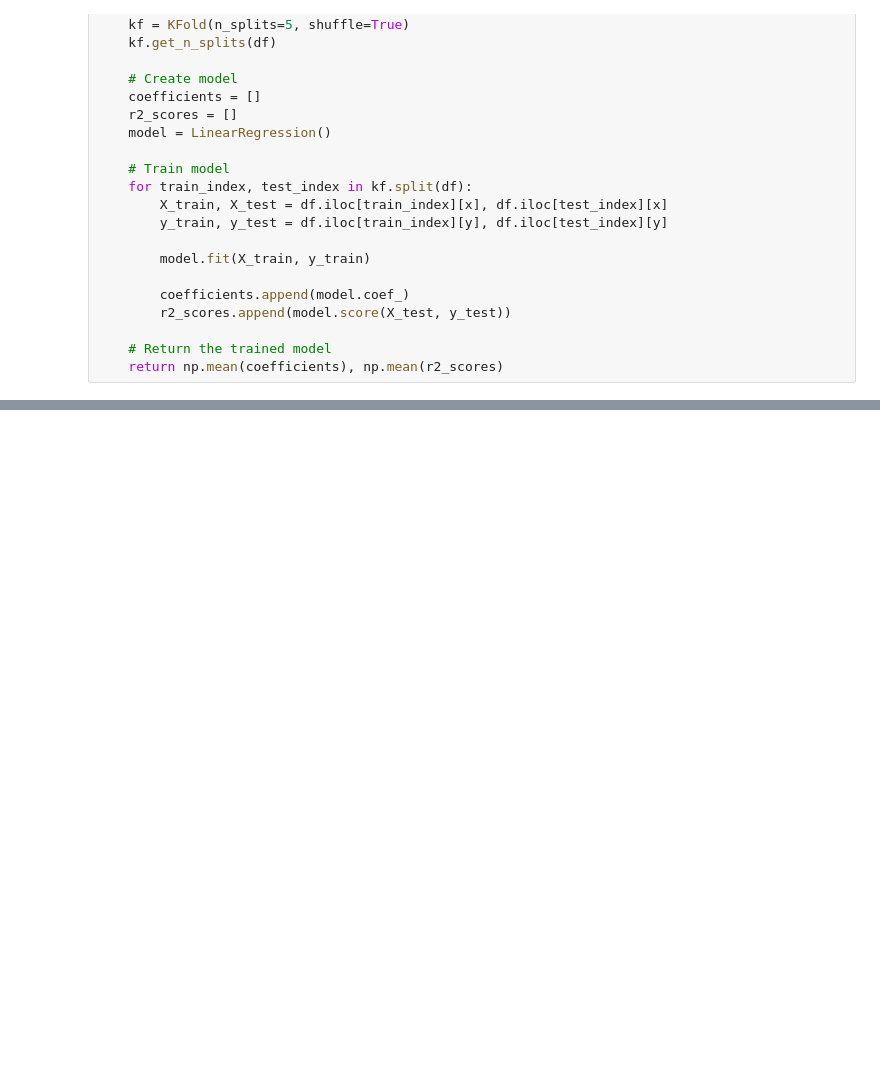
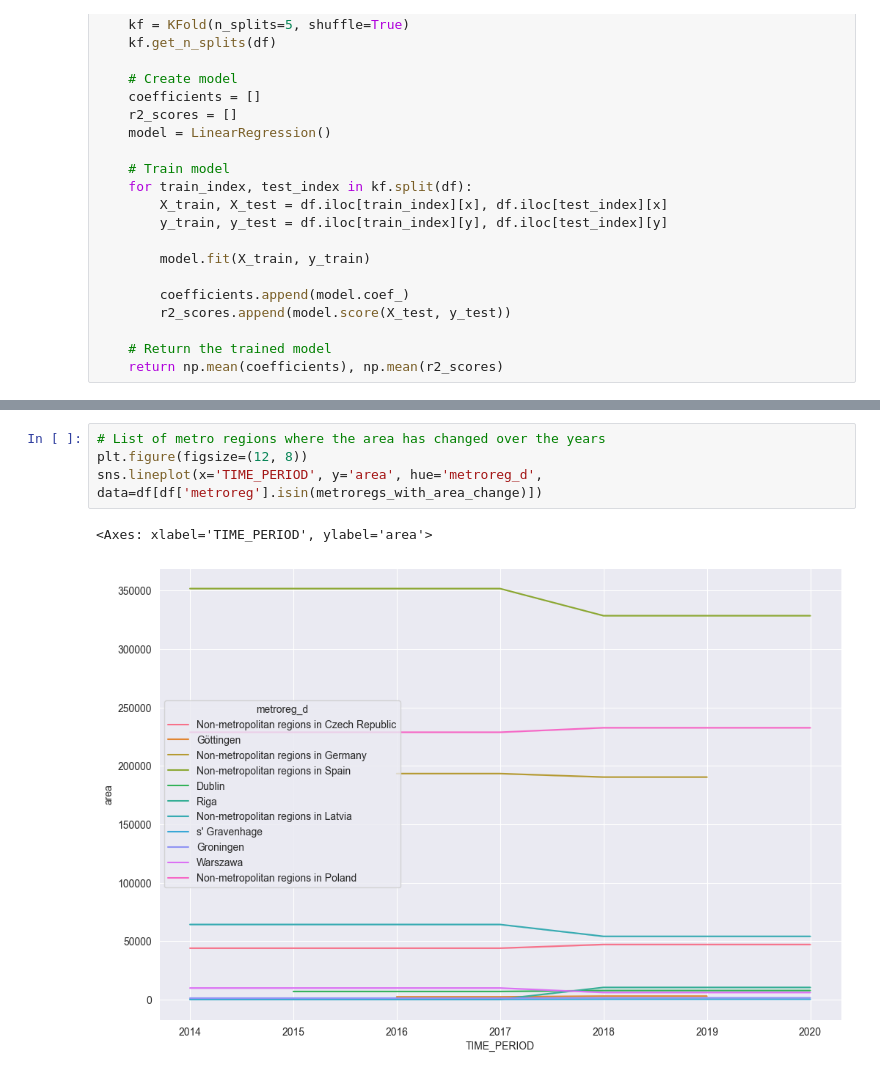
Before and after one commit to mh2134/fcss_w23_grp1, a Jupyter notebook: code/Density_and_log.ipynb, the cells around one changed output, grey strips where cells are left out. Cells and saved outputs as stored; diff of their text form; blank space fills up the shorter version.

```diff
--- a/code/Density_and_log.ipynb
+++ b/code/Density_and_log.ipynb
@@ -181,0 +211,7 @@ Mean R2: 0.18603615325637968
+# %%
+# List of metro regions where the area has changed over the years
+plt.figure(figsize=(12, 8))
+sns.lineplot(x='TIME_PERIOD', y='area', hue='metroreg_d', data=df[df['metroreg'].isin(metroregs_with_area_change)])
+# %% [output]
+<Axes: xlabel='TIME_PERIOD', ylabel='area'>
+[figure, added]
```
Also changed, not shown: parts of 10 cells of this notebook.
